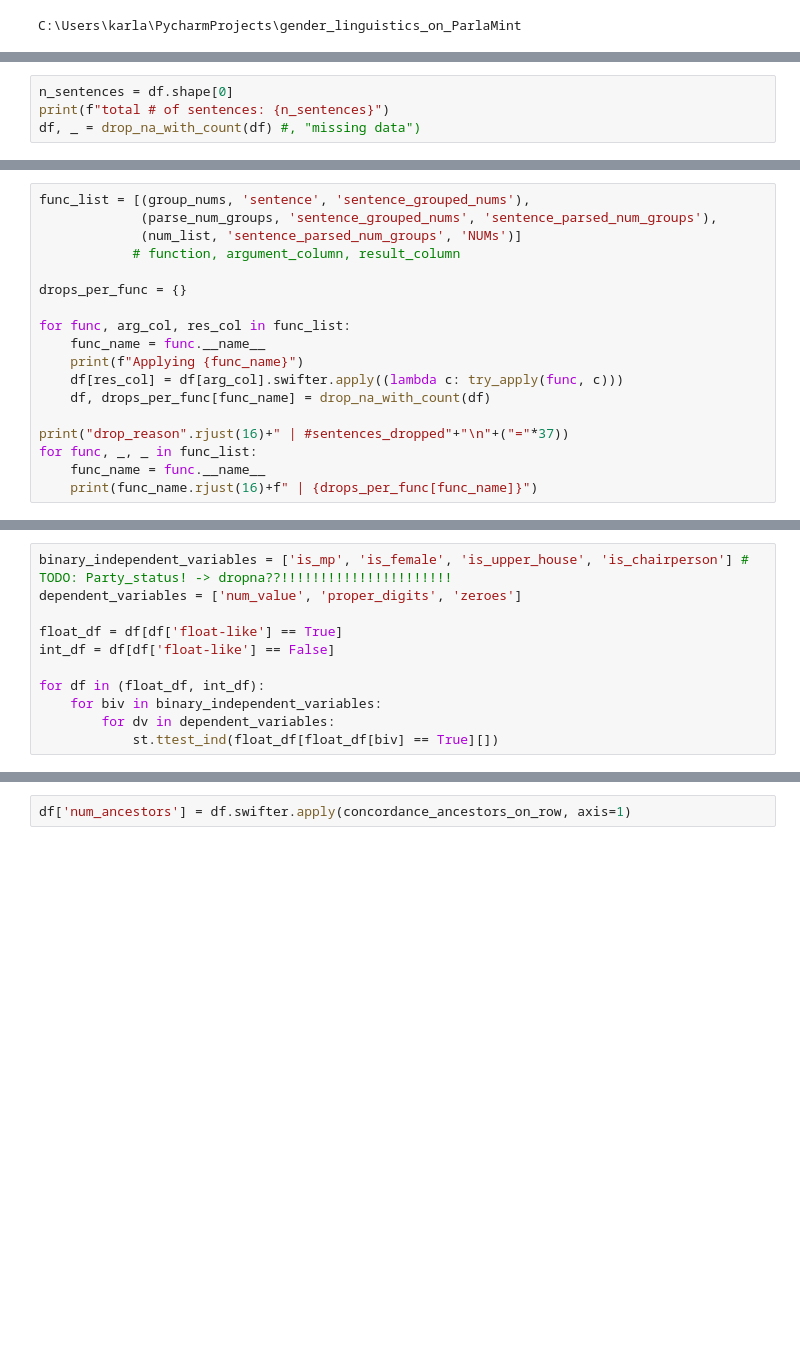
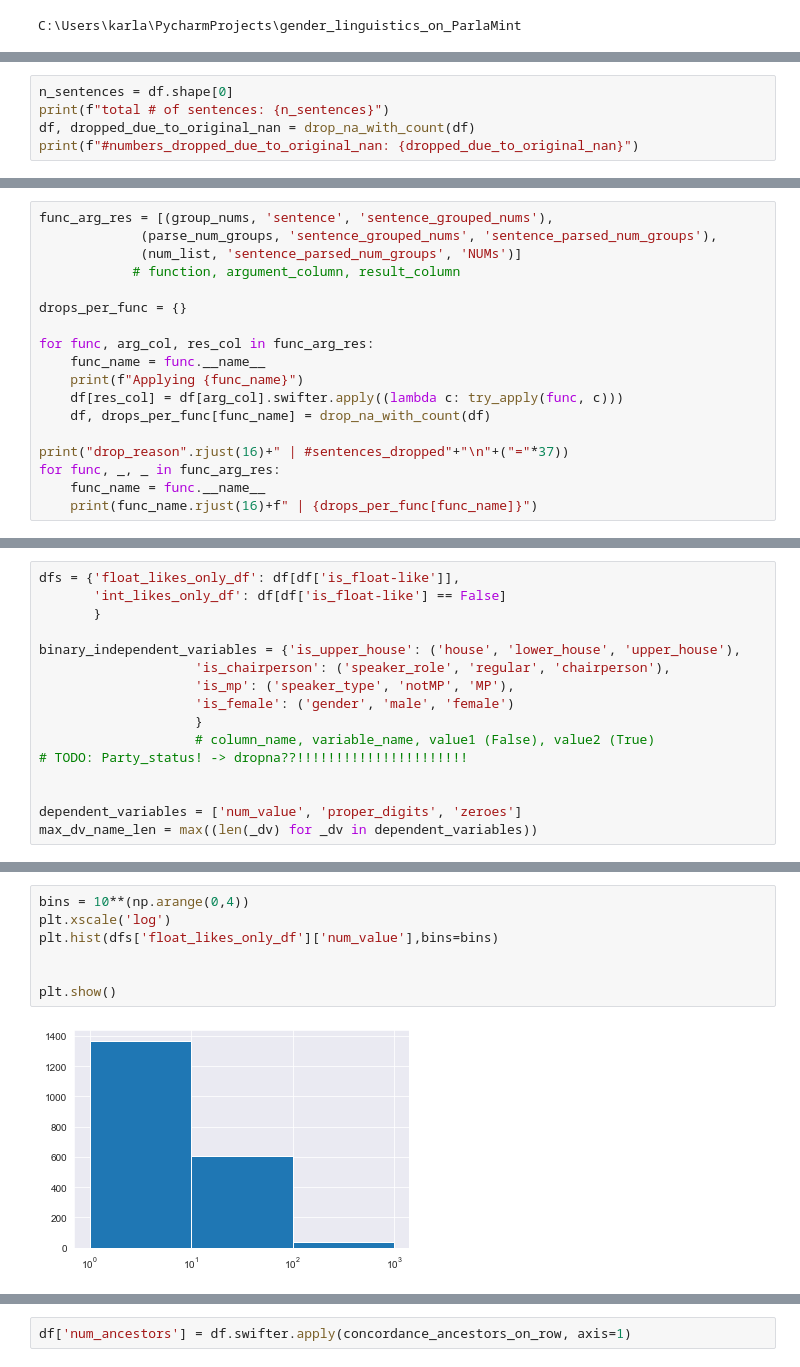
Before and after one commit to karla-weighart/number_rounding_in_ParlaMint, a Jupyter notebook: notebooks/saving.ipynb, the cells around one changed output, grey strips where cells are left out. Drawn from its saved outputs; the diff is of its cells as text; blank space fills up the shorter version.

```diff
--- a/notebooks/saving.ipynb
+++ b/notebooks/saving.ipynb
@@ -44,5 +41,6 @@ else:
 # %%
 n_sentences = df.shape[0]
 print(f"total # of sentences: {n_sentences}")
-df, _ = drop_na_with_count(df) #, "missing data")
+df, dropped_due_to_original_nan = drop_na_with_count(df)
+print(f"#numbers_dropped_due_to_original_nan: {dropped_due_to_original_nan}")
 # %% [output]
@@ -53,19 +51,19 @@ Numerals
 # %%
-func_list = [(group_nums, 'sentence', 'sentence_grouped_nums'),
+func_arg_res = [(group_nums, 'sentence', 'sentence_grouped_nums'),
              (parse_num_groups, 'sentence_grouped_nums', 'sentence_parsed_num_groups'),
              (num_list, 'sentence_parsed_num_groups', 'NUMs')]
             # function, argument_column, result_column
 
 drops_per_func = {}
 
-for func, arg_col, res_col in func_list:
+for func, arg_col, res_col in func_arg_res:
     func_name = func.__name__
     print(f"Applying {func_name}")
     df[res_col] = df[arg_col].swifter.apply((lambda c: try_apply(func, c)))
     df, drops_per_func[func_name] = drop_na_with_count(df)
 
 print("drop_reason".rjust(16)+" | #sentences_dropped"+"\n"+("="*37))
-for func, _, _ in func_list:
+for func, _, _ in func_arg_res:
     func_name = func.__name__
     print(func_name.rjust(16)+f" | {drops_per_func[func_name]}")
 # %% [output]
@@ -108,11 +93,0 @@ Index(['sent_id', 'sentence', 'utterance_id', 'Speaker_party', 'Party_status',
-# %%
-binary_independent_variables = ['is_mp', 'is_female', 'is_upper_house', 'is_chairperson'] # TODO: Party_status! -> dropna??!!!!!!!!!!!!!!!!!!!!!!
-dependent_variables = ['num_value', 'proper_digits', 'zeroes']
-
-float_df = df[df['float-like'] == True]
-int_df = df[df['float-like'] == False]
-
-for df in (float_df, int_df):
-    for biv in binary_independent_variables:
-        for dv in dependent_variables:
-            st.ttest_ind(float_df[float_df[biv] == True][])
@@ -123,0 +96,16 @@ Concordance
+# %%
+dfs = {'float_likes_only_df': df[df['is_float-like']],
+       'int_likes_only_df': df[df['is_float-like'] == False]
+       }
+
+binary_independent_variables = {'is_upper_house': ('house', 'lower_house', 'upper_house'),
+                    'is_chairperson': ('speaker_role', 'regular', 'chairperson'),
+                    'is_mp': ('speaker_type', 'notMP', 'MP'),
+                    'is_female': ('gender', 'male', 'female')
+                    }
+                    # column_name, variable_name, value1 (False), value2 (True)
+# TODO: Party_status! -> dropna??!!!!!!!!!!!!!!!!!!!!!!
+
+
+dependent_variables = ['num_value', 'proper_digits', 'zeroes']
+max_dv_name_len = max((len(_dv) for _dv in dependent_variables))
@@ -123,0 +170,9 @@ Concordance
+# %%
+bins = 10**(np.arange(0,4))
+plt.xscale('log')
+plt.hist(dfs['float_likes_only_df']['num_value'],bins=bins)
+
+
+plt.show()
+# %% [output]
+[figure, added]
```
Also changed, not shown: parts of 32 cells of this notebook, 1 other file.
